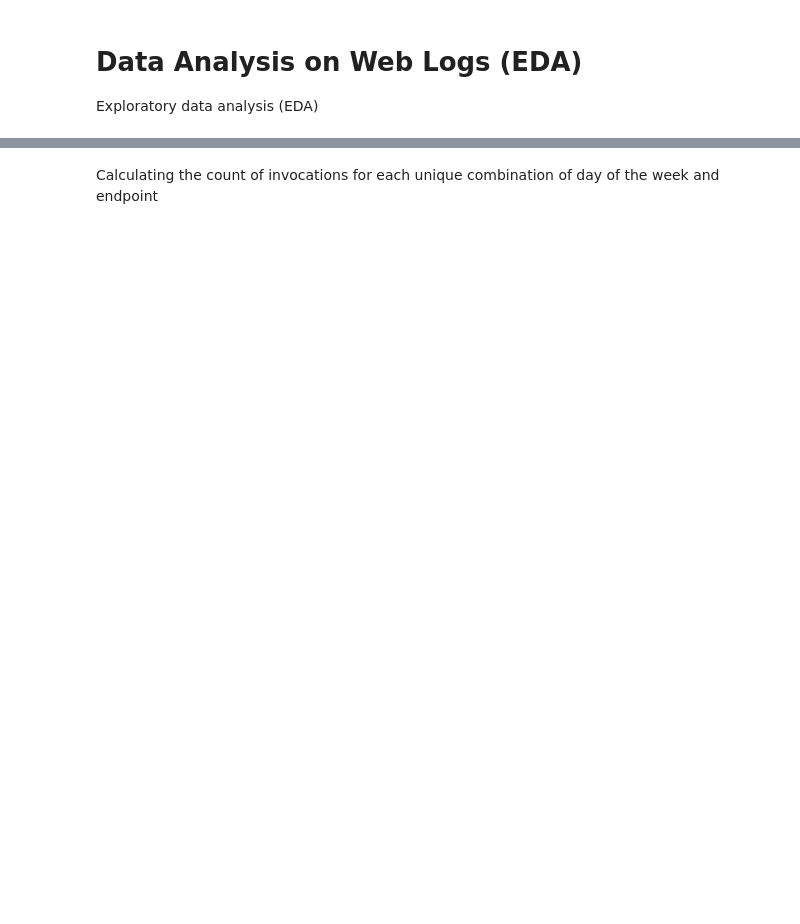
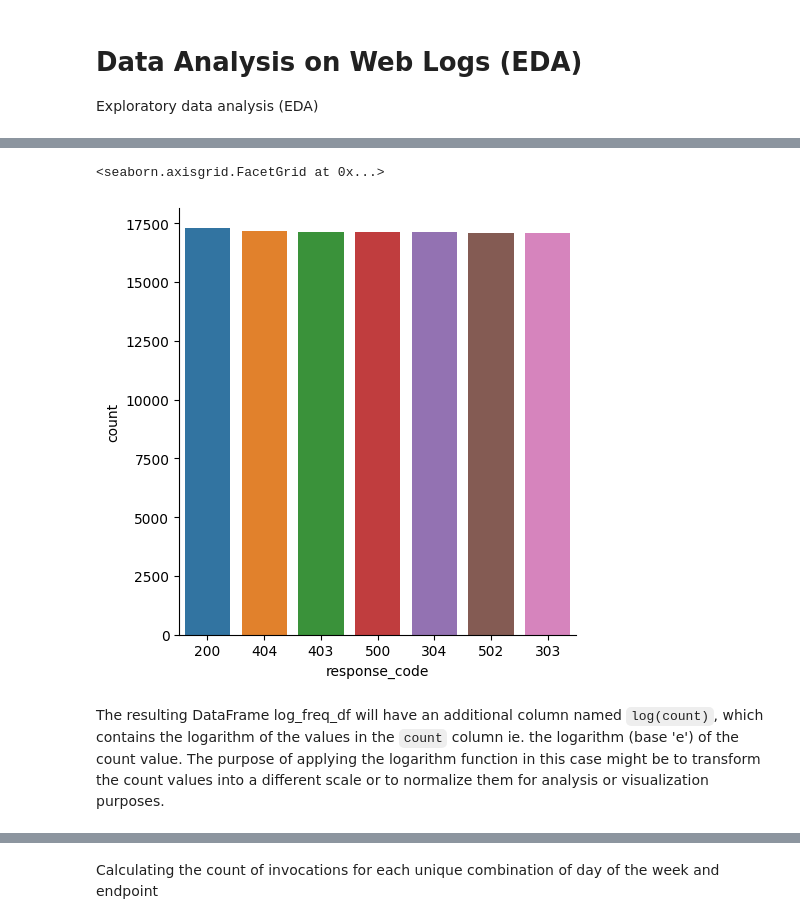
Before and after one commit to divaamahajan/logAnalysis-kafka-spark, a Jupyter notebook: kafkaLogs/parquet_log_analysis.ipynb, the cells around one changed output, grey strips where cells are left out. Saved outputs shown, nothing was run; the diff lists cells and outputs as text; code cells hidden in the pictures; blank space fills up the shorter version.

```diff
--- a/kafkaLogs/parquet_log_analysis.ipynb
+++ b/kafkaLogs/parquet_log_analysis.ipynb
@@ -689,0 +335,6 @@ The number of hits to endpoints (URIs) in the log.
+# %%
+response_freq_df = (logs_df
+                     .groupBy('response_code')
+                     .count()
+                     .sort('response_code')
+                     .cache())
@@ -689,0 +345,6 @@ The number of hits to endpoints (URIs) in the log.
+# %%
+status_freq_pd_df = (response_freq_df
+                         .toPandas()
+                         .sort_values(by=['count'],
+                                      ascending=False))
+status_freq_pd_df
@@ -689,0 +360,13 @@ The number of hits to endpoints (URIs) in the log.
+# %%
+import matplotlib.pyplot as plt
+import seaborn as sns
+import numpy as np
+%matplotlib inline
+
+sns.catplot(x='response_code', y='count', data=status_freq_pd_df,
+            kind='bar', order=status_freq_pd_df['response_code'])
+# %% [output]
+<seaborn.axisgrid.FacetGrid at 0x...>
+[figure, added]
+# %% [markdown]
+The resulting DataFrame log_freq_df will have an additional column named `log(count)`, which contains the logarithm of the values in the `count` column ie. the logarithm (base 'e') of the count value. The purpose of applying the logarithm function in this case might be to transform the count values into a different scale or to normalize them for analysis or visualization purposes.
```
Also changed, not shown: parts of 188 cells of this notebook.
